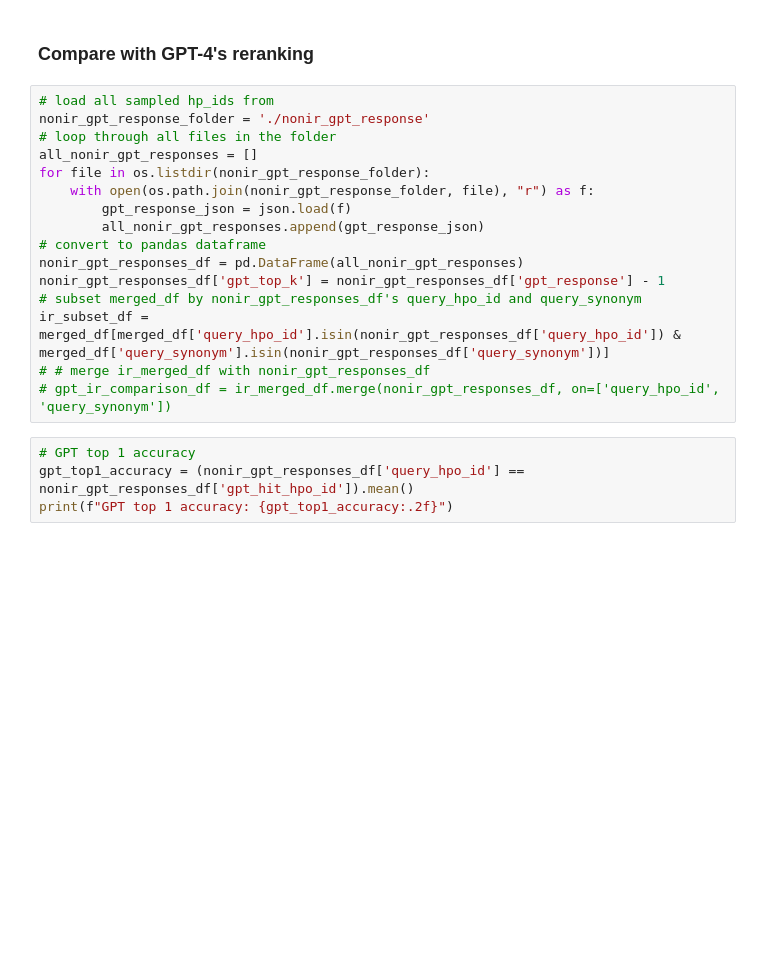
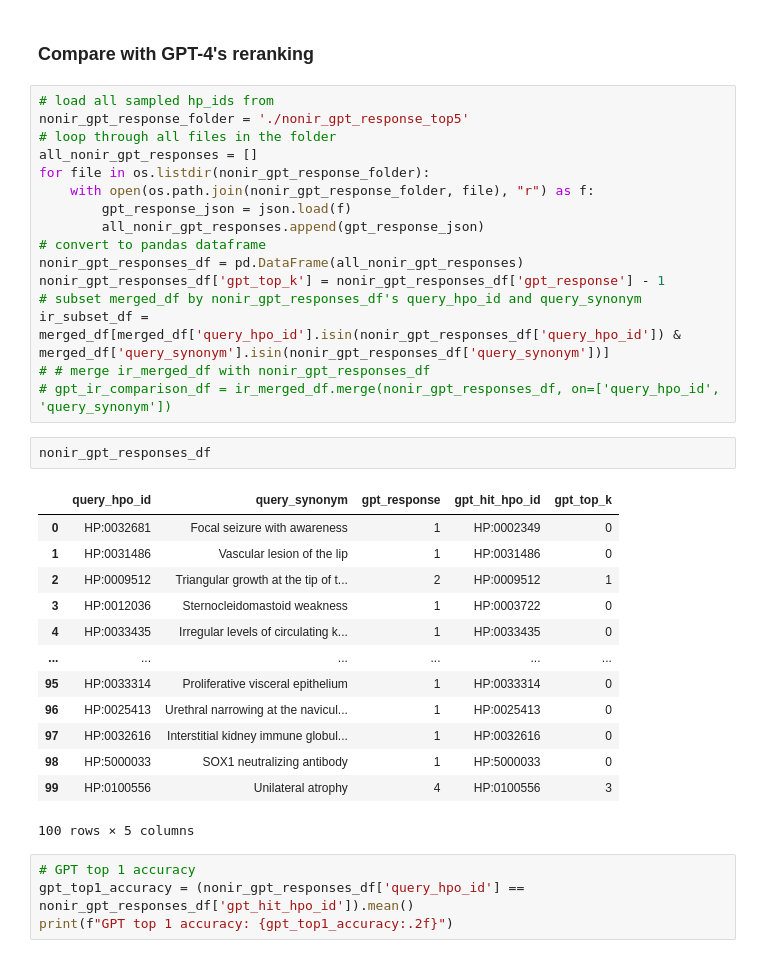
Before and after one commit to stormliucong/Doc2Hpo2.0, a Jupyter notebook: back-end/rag_evaluation/rag_evaluation.ipynb, the cells around one changed output. Cells and saved outputs as stored; diff of their text form; blank space fills up the shorter version.

```diff
--- a/back-end/rag_evaluation/rag_evaluation.ipynb
+++ b/back-end/rag_evaluation/rag_evaluation.ipynb
@@ -221,7 +236,7 @@ KeyError: "['distance'] not in index"
 ### Compare with GPT-4's reranking
 # %%
 # load all sampled hp_ids from
-nonir_gpt_response_folder = './nonir_gpt_response'
+nonir_gpt_response_folder = './nonir_gpt_response_top5'
 # loop through all files in the folder
 all_nonir_gpt_responses = []
 for file in os.listdir(nonir_gpt_response_folder):
@@ -235,6 +250,22 @@ nonir_gpt_responses_df['gpt_top_k'] = nonir_gpt_responses_df['gpt_response'] - 1
 ir_subset_df = merged_df[merged_df['query_hpo_id'].isin(nonir_gpt_responses_df['query_hpo_id']) & merged_df['query_synonym'].isin(nonir_gpt_responses_df['query_synonym'])]
 # # merge ir_merged_df with nonir_gpt_responses_df
 # gpt_ir_comparison_df = ir_merged_df.merge(nonir_gpt_responses_df, on=['query_hpo_id', 'query_synonym'])
+# %%
+nonir_gpt_responses_df
+# %% [output]
+|  | query_hpo_id | query_synonym | gpt_response | gpt_hit_hpo_id | gpt_top_k |
+| 0 | HP:0032681 | Focal seizure with awareness | 1 | HP:0002349 | 0 |
+| 1 | HP:0031486 | Vascular lesion of the lip | 1 | HP:0031486 | 0 |
+| 2 | HP:0009512 | Triangular growth at the tip of t... | 2 | HP:0009512 | 1 |
+| 3 | HP:0012036 | Sternocleidomastoid weakness | 1 | HP:0003722 | 0 |
+| 4 | HP:0033435 | Irregular levels of circulating k... | 1 | HP:0033435 | 0 |
+| ... | ... | ... | ... | ... | ... |
+| 95 | HP:0033314 | Proliferative visceral epithelium | 1 | HP:0033314 | 0 |
+| 96 | HP:0025413 | Urethral narrowing at the navicul... | 1 | HP:0025413 | 0 |
+| 97 | HP:0032616 | Interstitial kidney immune globul... | 1 | HP:0032616 | 0 |
+| 98 | HP:5000033 | SOX1 neutralizing antibody | 1 | HP:5000033 | 0 |
+| 99 | HP:0100556 | Unilateral atrophy | 4 | HP:0100556 | 3 |
+100 rows × 5 columns
 # %%
 # GPT top 1 accuracy
 gpt_top1_accuracy = (nonir_gpt_responses_df['query_hpo_id'] == nonir_gpt_responses_df['gpt_hit_hpo_id']).mean()
```
Also changed, not shown: parts of 15 cells of this notebook, 6 other files.
